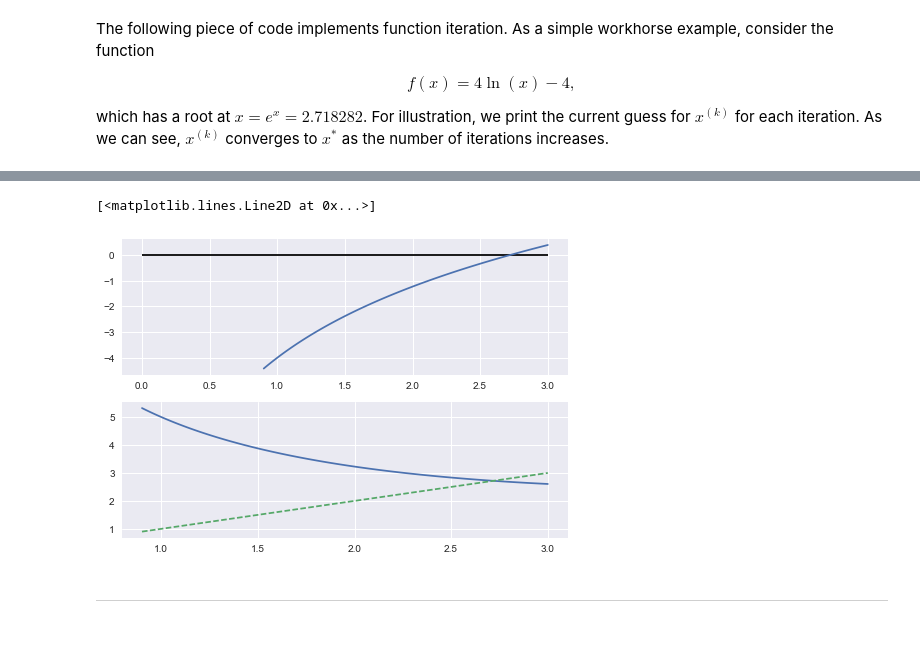
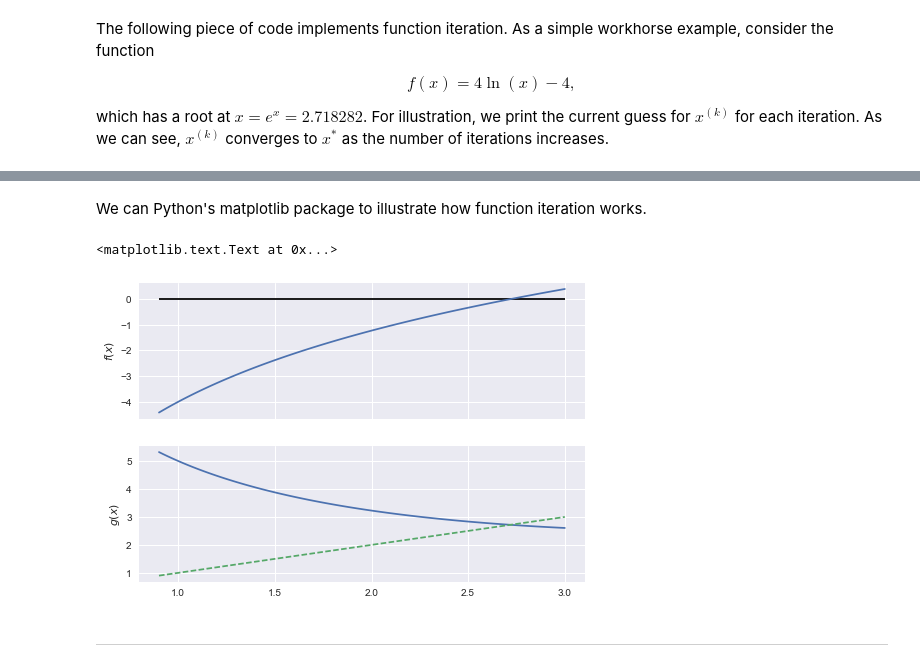
Before and after one commit to Moony2D/CME-LMU, a Jupyter notebook: Lecture4_RootFinding/Lecture4_RootFinding.ipynb, the cells around one changed output, grey strips where cells are left out. Saved outputs shown, nothing was run; the diff lists cells and outputs as text; code cells hidden in the pictures; blank space fills up the shorter version.

```diff
--- a/Lecture4_RootFinding/Lecture4_RootFinding.ipynb
+++ b/Lecture4_RootFinding/Lecture4_RootFinding.ipynb
@@ -225,17 +244,21 @@ print("Number of iterations = {}".format(it) )
 2.71828183738
 2.71828182425
 Number of iterations = 25
+# %% [markdown]
+We can Python's matplotlib package to illustrate how function iteration works.
 # %%
 x = np.linspace(0.9, 3, 100)
-fig, ax = plt.subplots(2,1)
+fig, ax = plt.subplots(2,1, sharex = True)
 # ax[0].ylabel($$f(x)$$)
 ax[0].plot(x, fun(x))
-ax[0].hlines(0, 0, 3)
+ax[0].hlines(0, 0.9, 3)
 ax[1].plot(x, g(x))
 ax[1].plot(x, x, '--')
+ax[0].set_ylabel('$f(x)$')
+ax[1].set_ylabel('$g(x)$')
 # %% [output]
-[<matplotlib.lines.Line2D at 0x...>]
+<matplotlib.text.Text at 0x...>
-[figure, old version]
+[figure, new version]
 # %% [markdown]
 --------------------------------------------------------------------------------------------------------------------------------
 # %% [markdown]
```
Also changed, not shown: parts of 37 cells of this notebook.
